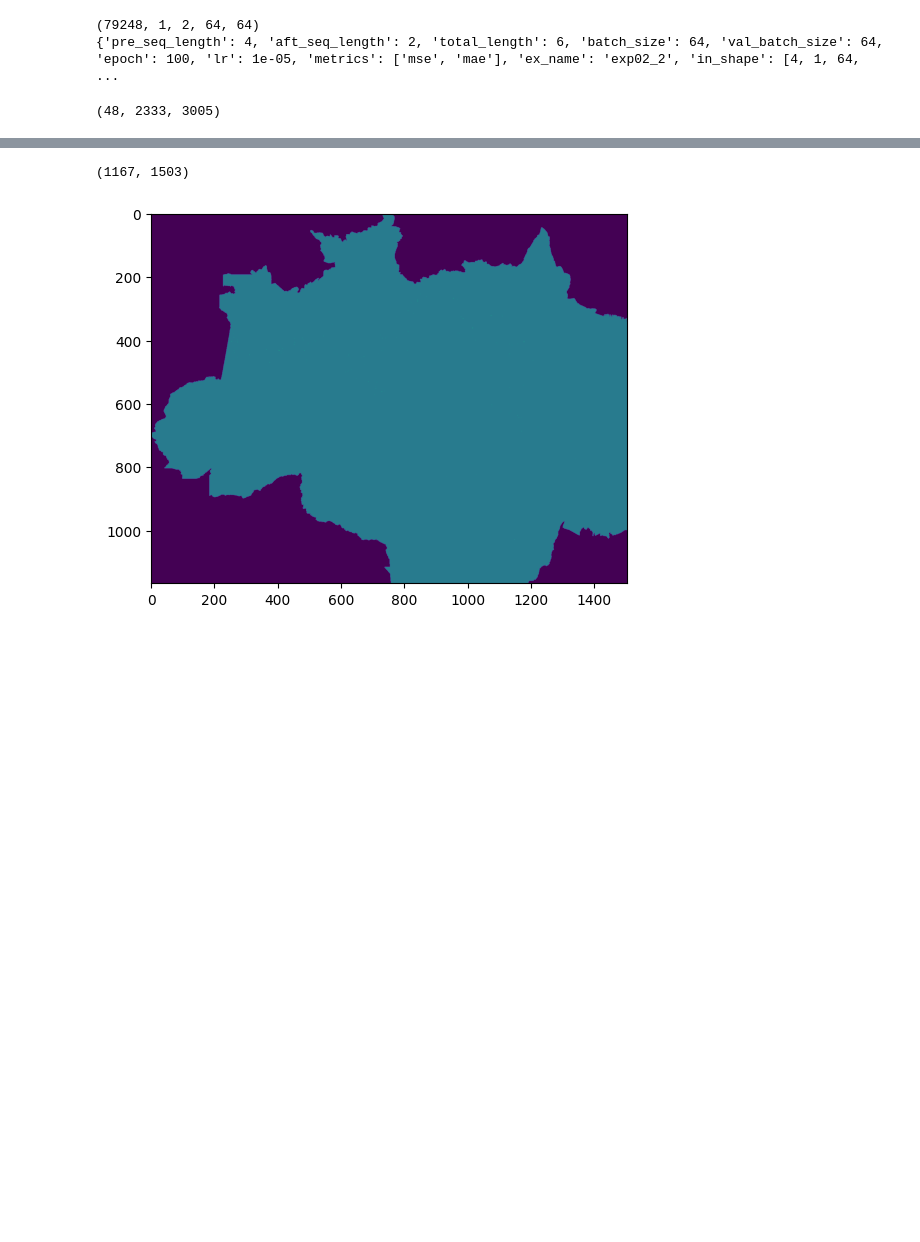
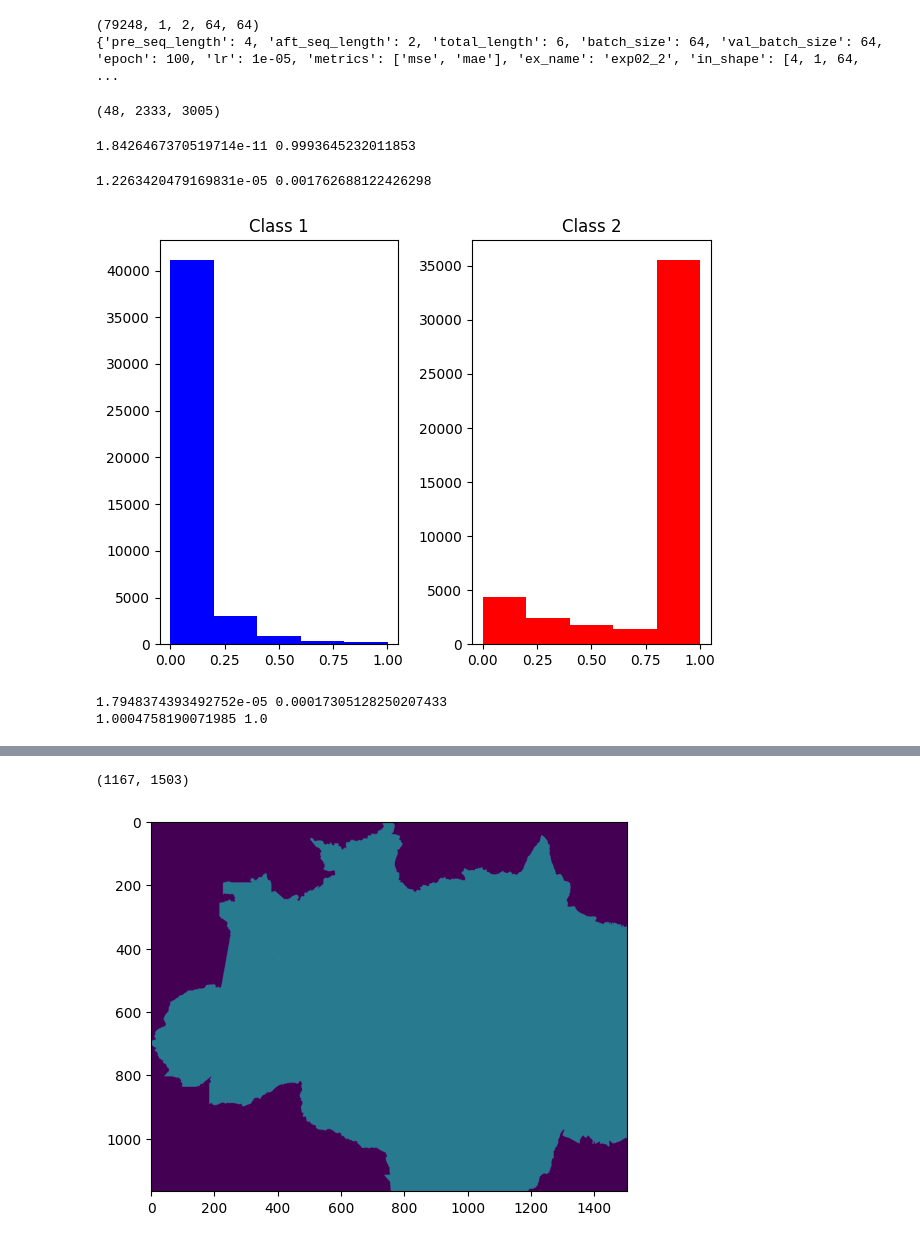
Before and after one commit to thimabru1010/AmazonDeforestation_Prediction, a Jupyter notebook: explore_predictions.ipynb, the cells around one changed output, grey strips where cells are left out. Cells and saved outputs as stored; diff of their text form; code cells hidden in the pictures; blank space fills up the shorter version.

```diff
--- a/explore_predictions.ipynb
+++ b/explore_predictions.ipynb
@@ -78,11 +78,48 @@ print(deter_img_test.shape)
 deter_img_test2 = deter_img_test.copy()
 # %% [output]
 (48, 2333, 3005)
+# %%
+print(deter_img_test[deter_img_test > 0].min(), deter_img_test[(deter_img_test > 0) & (deter_img_test < 1)].max())
+# %% [output]
+1.8426467370519714e-11 0.9993645232011853
 # %%
 T, H, W = deter_img_test.shape
 min_max_scaler = MinMaxScaler(feature_range=(0, 1))
 deter_img_test2 = min_max_scaler.fit_transform(deter_img_test.reshape(T, -1)).reshape(T, H, W)
 deter_img_test2[:, mask == 0] = -1
+# %%
+deter_img_test4 = deter_img_test.copy()
+mean = deter_img_test4[deter_img_test4 != -1].mean()
+std = deter_img_test4[deter_img_test4 != -1].std()
+print(mean, std)
+
+# deter_img_test4 = deter_img_test.copy()
+deter_img_test4 = (deter_img_test4 - mean) / std
+# %% [output]
+1.2263420479169831e-05 0.001762688122426298
+# %%
+fig, axs = plt.subplots(1, 2, tight_layout=True)
+
+deter_img_test3 = deter_img_test.copy()
+deter_img_test3[:, mask == 0] = -1
+
+deter_img_test4[:, mask == 0] = -1
+
+axs[0].hist(deter_img_test3[(deter_img_test3 != -1) & (deter_img_test3 > 0)].reshape(-1), bins=5, color='blue')
+axs[1].hist(deter_img_test2[(deter_img_test2 != -1) & (deter_img_test2 > 0)].reshape(-1), bins=5, color='red')
+
+axs[0].set_title('Class 1')
+axs[1].set_title('Class 2')
+
+plt.show()
+# %% [output]
+[figure, added]
+# %%
+print(deter_img_test3[deter_img_test3 != -1].mean(), deter_img_test2[deter_img_test2 != -1].mean())
+print(deter_img_test3[deter_img_test3 != -1].max(), deter_img_test2[deter_img_test2 != -1].max())
+# %% [output]
+1.7948374393492752e-05 0.00017305128250207433
+1.0004758190071985 1.0
 # %%
 deter_img_test2[deter_img_test2 > 0] = 1
 display_video(deter_img_test2)
```
Also changed, not shown: 4 other files.
